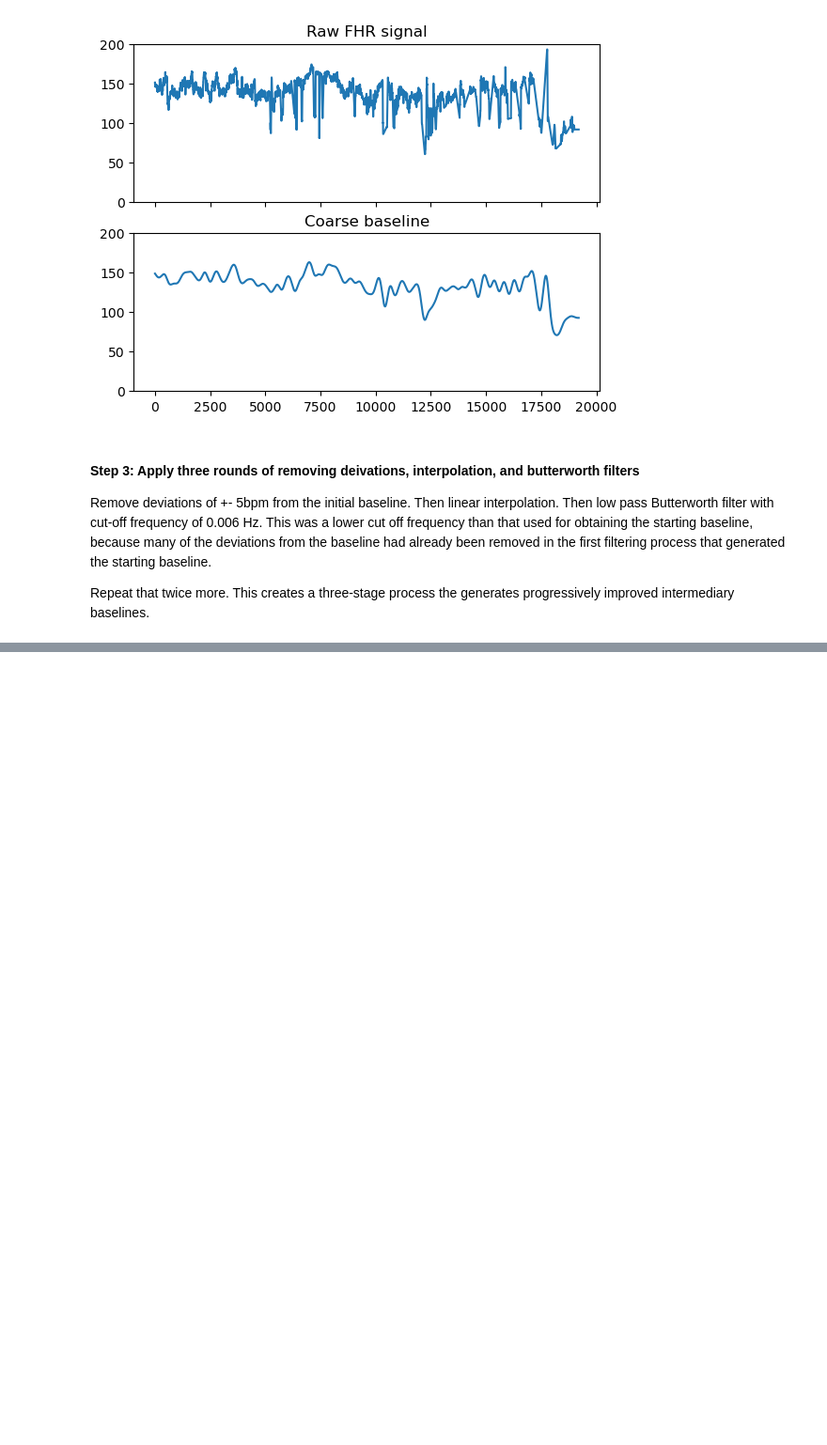
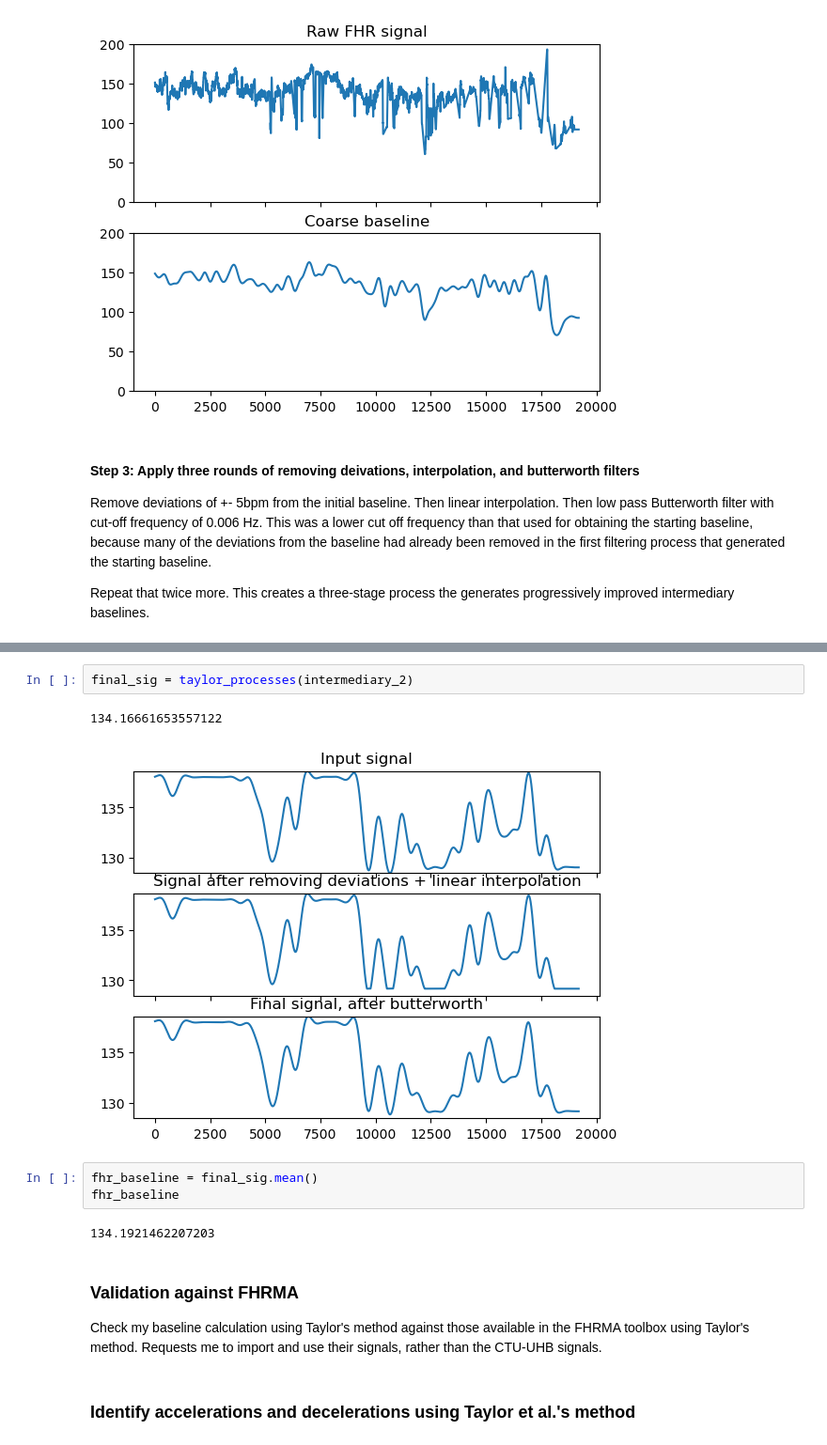
Before and after one commit to birth-outcomes/ctg_exploratory, a Jupyter notebook: 12_feature_extraction.ipynb, the cells around one changed output, grey strips where cells are left out. Shown at 94% size. Saved outputs shown, nothing was run; the diff lists cells and outputs as text; blank space fills up the shorter version.

```diff
--- a/12_feature_extraction.ipynb
+++ b/12_feature_extraction.ipynb
@@ -273,0 +316,16 @@ pd.Series(new).plot()
+# %%
+final_sig = taylor_processes(intermediary_2)
+# %% [output]
+134.16661653557122
+[figure, added]
+# %%
+fhr_baseline = final_sig.mean()
+fhr_baseline
+# %% [output]
+134.1921462207203
+# %% [markdown]
+### Validation against FHRMA
+
+Check my baseline calculation using Taylor's method against those available in the FHRMA toolbox using Taylor's method. Requests me to import and use their signals, rather than the CTU-UHB signals.
+# %% [markdown]
+### Identify accelerations and decelerations using Taylor et al.'s method
```
Also changed, not shown: parts of 9 cells of this notebook.
